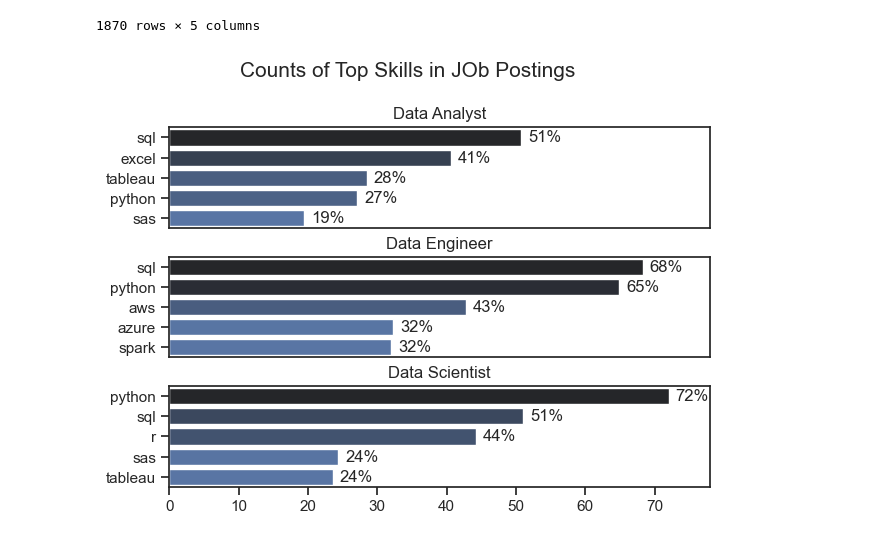
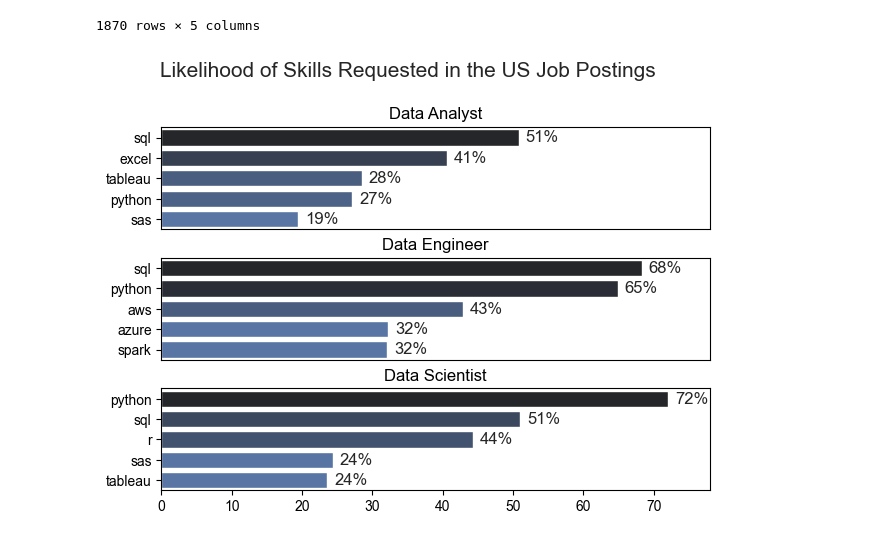
Before and after one commit to vani57/DataAnalytics, a Jupyter notebook: 3_Project/2_Skill_Count.ipynb, the cells around one changed output. Drawn from its saved outputs; the diff is of its cells as text; code cells hidden in the pictures.

```diff
--- a/3_Project/2_Skill_Count.ipynb
+++ b/3_Project/2_Skill_Count.ipynb
@@ -86,25 +86,25 @@ df_skills_perc
 # %%
 fig, ax = plt.subplots(len(job_titles), 1)
 sns.set_theme(style='ticks')
 
 for i, job_title in enumerate(job_titles):
     df_plot = df_skills_perc[df_skills_perc['job_title_short'] == job_title].head(5)
     #df_plot.plot(kind='barh', x='job_skills', y='skill_percent', ax=ax[i], title=job_title)
     sns.barplot(data = df_plot, x='skill_percent', y ='job_skills', ax=ax[i], hue='skill_count', palette='dark:b_r', legend=False)
 
     ax[i].set_title(job_title)
     ax[i].set_ylabel('')
     ax[i].set_xlabel('')
     ax[i].set_xlim(0, 78)
 
     for n, v in enumerate(df_plot['skill_percent']):
         ax[i].text(v + 1, n, f'{v:.0f}%', va='center')
 
     if i != len(job_titles) - 1:
         ax[i].set_xticks([])
 
-    fig.suptitle('Counts of Top Skills in JOb Postings', fontsize=15)
+    fig.suptitle('Likelihood of Skills Requested in the US Job Postings', fontsize=15)
     fig.tight_layout(h_pad=0.5) # fix the overlap
     #plt.show()
 # %% [output]
-[figure, old version]
+[figure, new version]
```
Also changed, not shown: 7 other files.
